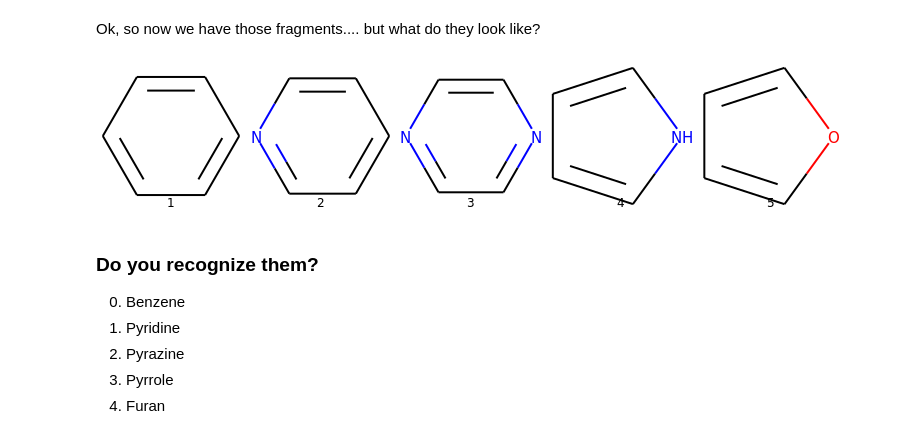
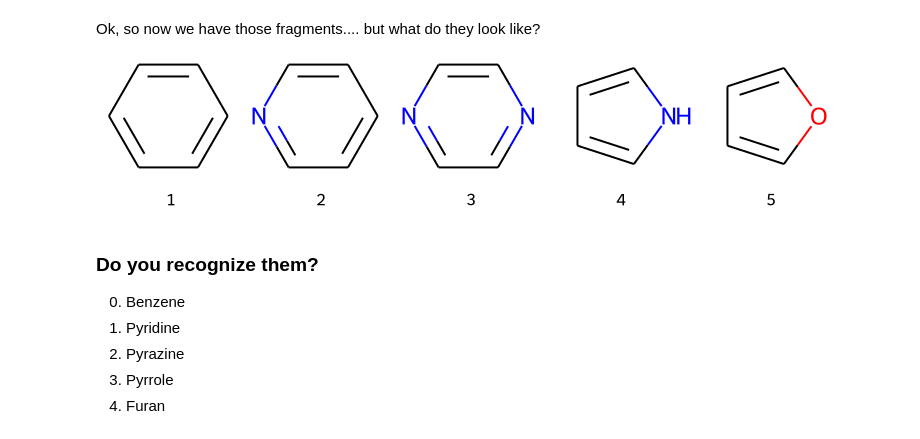
Before and after one commit to beangoben/molecular_screening_lecture, a Jupyter notebook: 1_Molecular_screening.ipynb, the cells around one changed output. Cells and saved outputs as stored; diff of their text form; code cells hidden in the pictures.

```diff
--- a/1_Molecular_screening.ipynb
+++ b/1_Molecular_screening.ipynb
@@ -177,12 +55,0 @@ Now, based on the example I gave you above, you should be able to get the energy
-# %%
-############# about 7 - 9 lines #######
-bondlength_array = np.concatenate([np.arange(.25,2,.1),np.arange(.7,.9,.05),np.arange(.90,.95,.005)])
-bondlength_array = np.unique(bondlength_array)
-print(bondlength_array)
-energy_hf = np.zeros(len(bondlength_array))
-for i,bondlength in enumerate(bondlength_array):
-    mol = HF_geometry(bondlength)
-    print("calculating... %f"%bondlength)
-    solver = SCF(mol ,method='RHF')
-    solver.iterate()
-    energy_hf[i] = solver.energy
@@ -314,12 +55,0 @@ Make another for-loop over bond-distances, like in the previous part, just remem
-# %%
-energy_dft = np.zeros(len(bondlength_array))
-energy_mp2 = np.zeros(len(bondlength_array))
-
-for i,bondlength in enumerate(bondlength_array):
-    print("calculating...%f"%bondlength)
-    #get geometry
-    mol = HF_geometry(bondlength_array[i])
-    #dft
-    energy_dft[i] = SPE_energy(mol,'DFT')
-    # MP2
-    energy_mp2[i] = SPE_energy(mol,'MP2')
@@ -396 +89,7 @@ plt.show()
+# %%
+# Nice plotting settings.
+sns.set_style("white")
+plt.rcParams["figure.figsize"] = (12,8)
+sns.set_context("talk", font_scale=1.25, rc={"lines.linewidth": 2.5})
+%config InlineBackend.figure_format = 'retina'
 # %% [markdown]
@@ -431,9 +129,9 @@ Ok, so now we have those fragments.... but what do they look like?
 # %%
 reactants = [AllChem.MolFromSmiles(i) for i in fragments]
 labels = [str(i+1) for i in range(6)]
-Draw.MolsToGridImage(reactants, legends = labels, molsPerRow = 5, subImgSize=(150,150))
+rdDraw.MolsToGridImage(reactants, legends = labels, molsPerRow = 5, subImgSize=(150,150))
 # %% [output]
-[figure, old version]
+[figure, new version]
 # %% [markdown]
 ### <i class="fa fa-question-circle"></i>  Do you recognize them?
 
```
Also changed, not shown: parts of 109 cells of this notebook, 1 other file.
